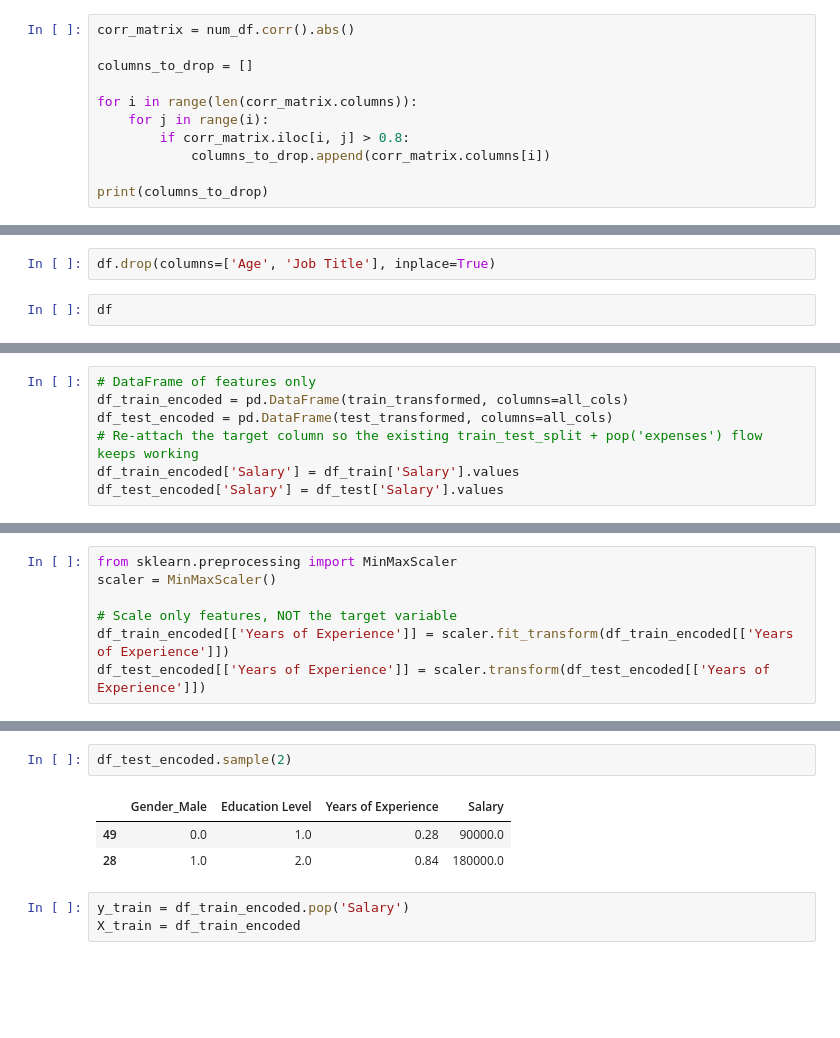
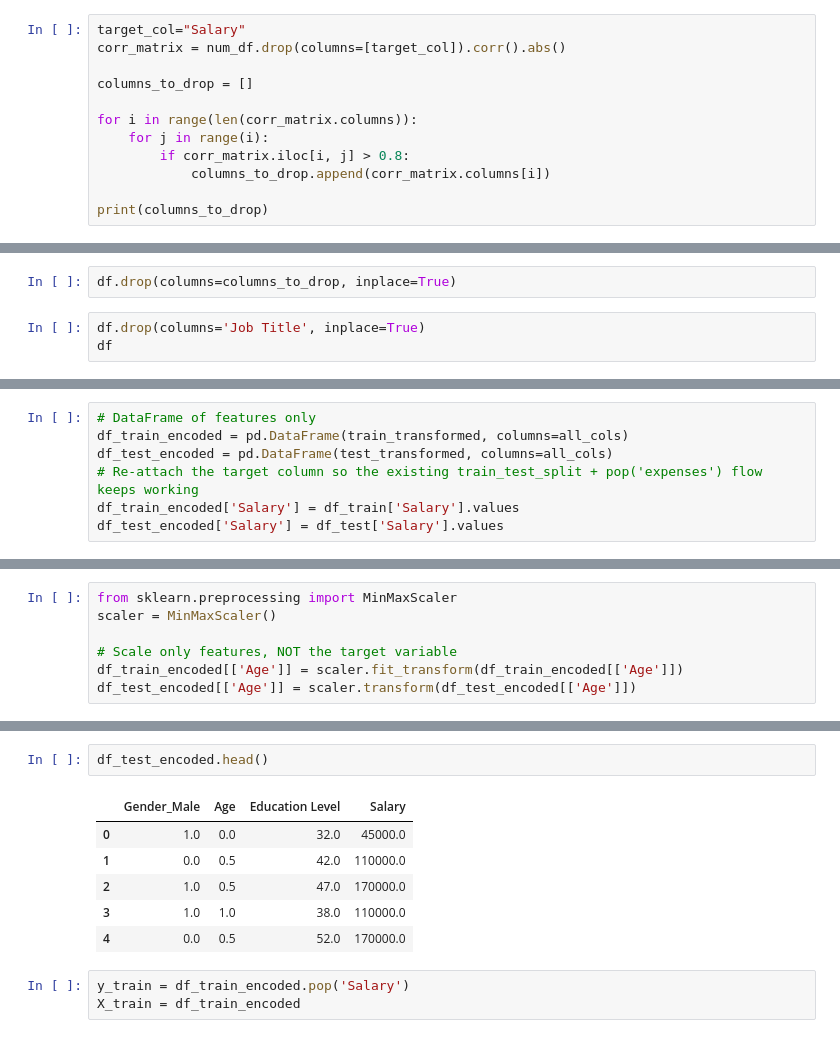
Before and after one commit to chris-bhaila/python-course, a Jupyter notebook: Machine Learning/Linear Regression/salary.ipynb, the cells around one changed output, grey strips where cells are left out. Saved outputs shown, nothing was run; the diff lists cells and outputs as text; blank space fills up the shorter version.

```diff
--- a/Machine Learning/Linear Regression/salary.ipynb
+++ b/Machine Learning/Linear Regression/salary.ipynb
@@ -161,7 +161,8 @@ plt.show()
 # %% [output]
 [figure]
 # %%
-corr_matrix = num_df.corr().abs()
+target_col="Salary"
+corr_matrix = num_df.drop(columns=[target_col]).corr().abs()
 
 columns_to_drop = []
 
@@ -191,6 +193,7 @@ df.reset_index(drop=True)
 325 rows × 6 columns
 # %%
-df.drop(columns=['Age', 'Job Title'], inplace=True)
+df.drop(columns=columns_to_drop, inplace=True)
 # %%
+df.drop(columns='Job Title', inplace=True)
 df
 # %% [output]
@@ -331,6 +334,6 @@ from sklearn.preprocessing import MinMaxScaler
 scaler = MinMaxScaler()
 
 # Scale only features, NOT the target variable
-df_train_encoded[['Years of Experience']] = scaler.fit_transform(df_train_encoded[['Years of Experience']])
-df_test_encoded[['Years of Experience']] = scaler.transform(df_test_encoded[['Years of Experience']])
+df_train_encoded[['Age']] = scaler.fit_transform(df_train_encoded[['Age']])
+df_test_encoded[['Age']] = scaler.transform(df_test_encoded[['Age']])
 # %%
@@ -342,9 +355,12 @@ df_train_encoded.sample(2)
 # %%
-df_test_encoded.sample(2)
+df_test_encoded.head()
 # %% [output]
-|  | Gender_Male | Education Level | Years of Experience | Salary |
-| 49 | 0.0 | 1.0 | 0.28 | 90000.0 |
-| 28 | 1.0 | 2.0 | 0.84 | 180000.0 |
+|  | Gender_Male | Age | Education Level | Salary |
+| 0 | 1.0 | 0.0 | 32.0 | 45000.0 |
+| 1 | 0.0 | 0.5 | 42.0 | 110000.0 |
+| 2 | 1.0 | 0.5 | 47.0 | 170000.0 |
+| 3 | 1.0 | 1.0 | 38.0 | 110000.0 |
+| 4 | 0.0 | 0.5 | 52.0 | 170000.0 |
 # %%
 y_train = df_train_encoded.pop('Salary')
 X_train = df_train_encoded
```
Also changed, not shown: parts of 20 cells of this notebook, 10 other files.
